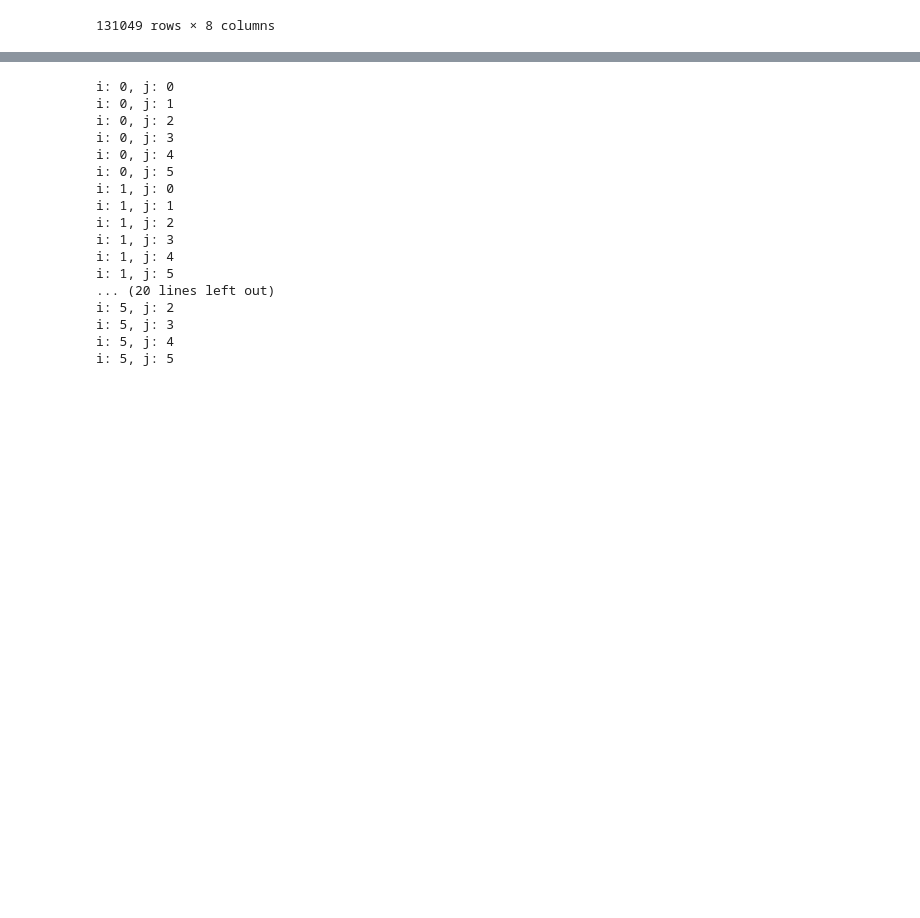
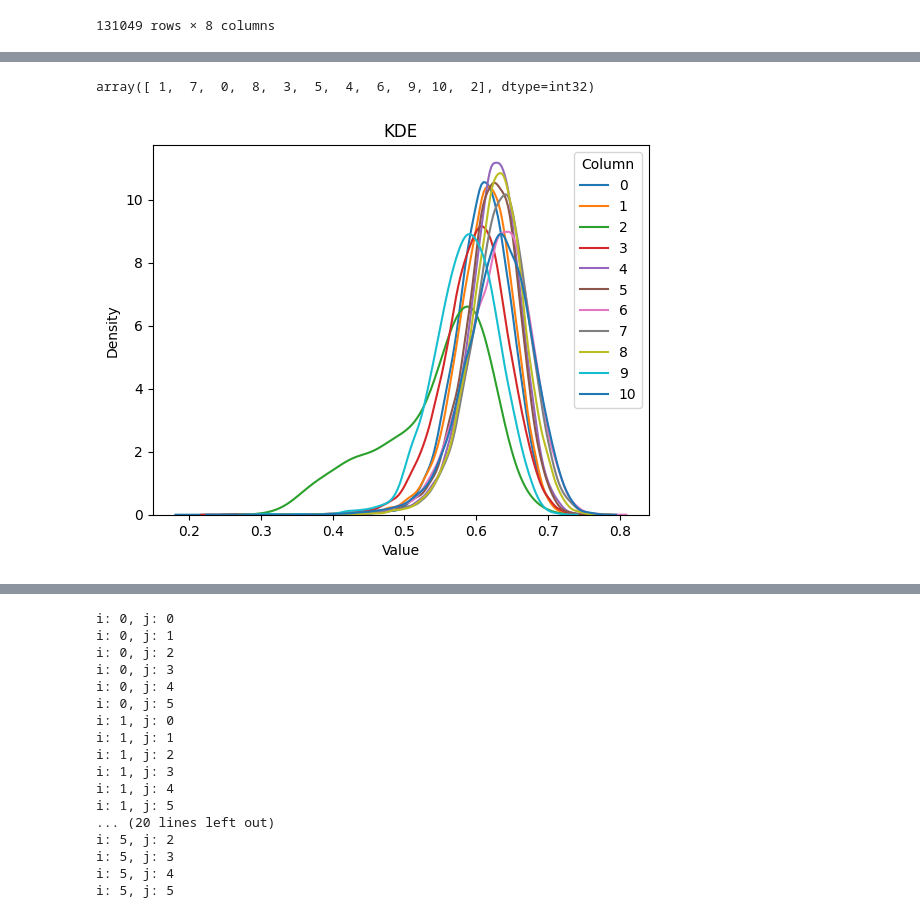
Before and after one commit to viktorcikojevic/kaggle-llm, a Jupyter notebook: notebooks/wiki_sci_explore_clusters.ipynb, the cells around one changed output, grey strips where cells are left out. Drawn from its saved outputs; the diff is of its cells as text; code cells hidden in the pictures; blank space fills up the shorter version.

Commit message:
further cluster exploration

```diff
--- a/notebooks/wiki_sci_explore_clusters.ipynb
+++ b/notebooks/wiki_sci_explore_clusters.ipynb
@@ -100,0 +243,4 @@ array(["In group theory, Bender's method is a method introduced by  for simplify
+# %%
+# take clusters "cluster_text" from 1 to 10
+df_subset = df[df['cluster_text'] < 11].reset_index(drop=True)
+df_subset
@@ -100,0 +261,38 @@ array(["In group theory, Bender's method is a method introduced by  for simplify
+# %%
+df_subset['cluster_text'].unique()
+# %% [output]
+array([ 1,  7,  0,  8,  3,  5,  4,  6,  9, 10,  2], dtype=int32)
+# %%
+import numpy as np
+from tqdm import tqdm
+
+pairwise_distances = {}
+
+for cluster in tqdm(df_subset['cluster_text'].unique()):
+
+    df_cluster = df_subset[df_subset['cluster_text'] == cluster].reset_index(drop=True)
+
+    pairwise_distances[str(cluster)] = []
+
+    for i in range(len(df_cluster)):
+        for j in range(i+1, len(df_cluster)):
+
+            distance = np.power(np.power(df_cluster['embd_text'][i] - df_cluster['embd_text'][j], 2).sum(), 0.5)
+
+            pairwise_distances[str(cluster)].append(distance)
+# %%
+import matplotlib.pyplot as plt
+import seaborn as sns
+
+# Plot KDE for columns '1' and '2'
+for cluster in tqdm(sorted(df_subset['cluster_text'].unique())):
+    cluster = str(cluster)
+    sns.kdeplot(pairwise_distances[cluster], label=cluster)
+
+plt.legend(title='Column')
+plt.title('KDE')
+plt.xlabel('Value')
+plt.ylabel('Density')
+plt.show()
+# %% [output]
+[figure, added]
```
Also changed, not shown: parts of 22 cells of this notebook.
